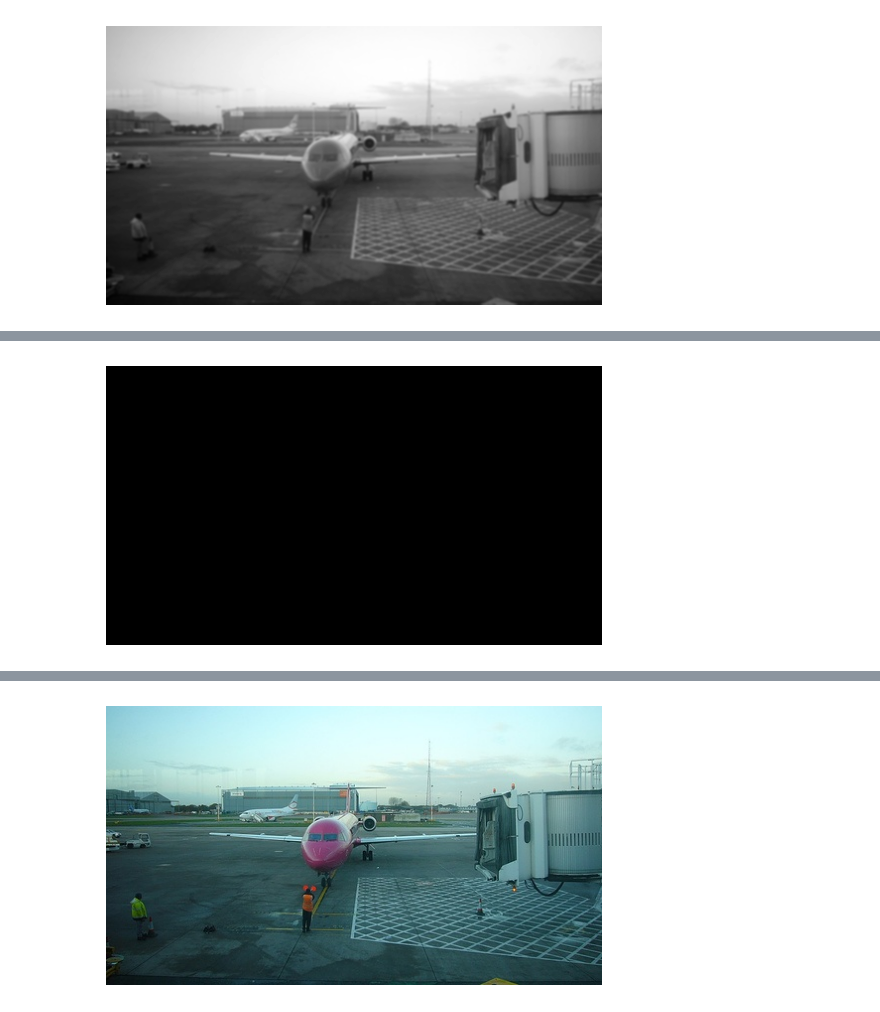
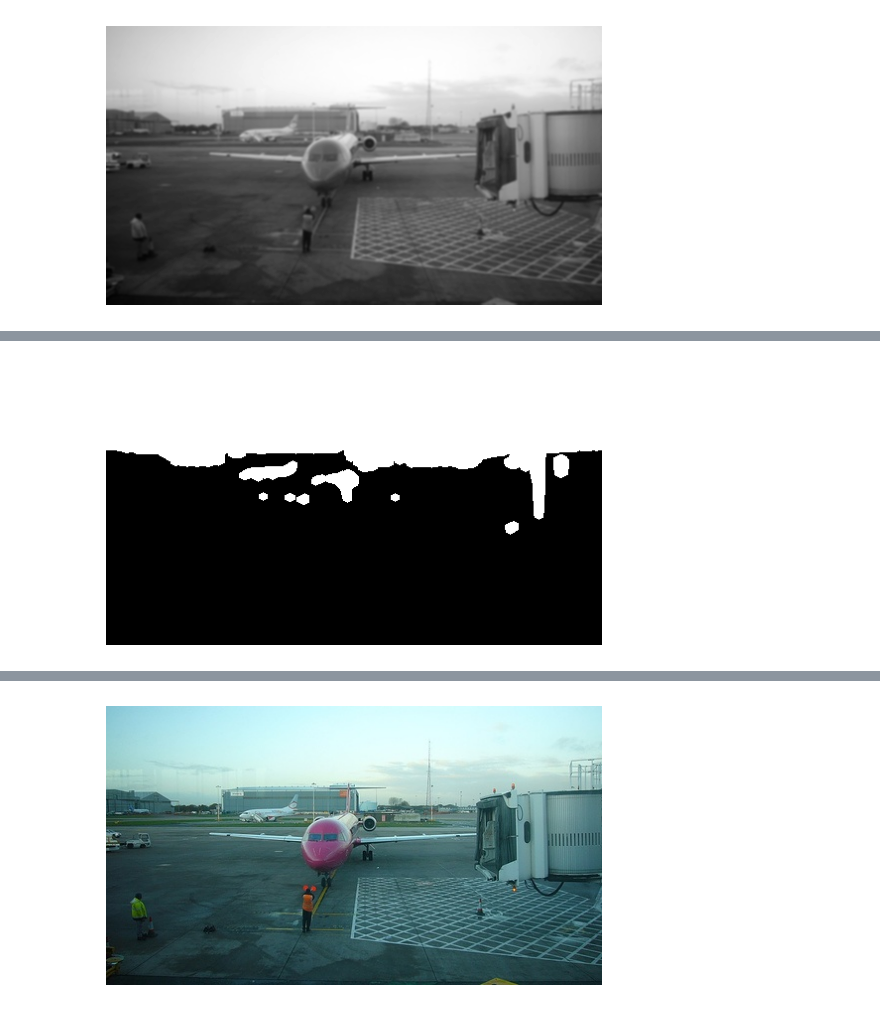
Before and after one commit to Matovic/optical-flow-motion-tracking-segmentation, a Jupyter notebook: src/zadanie3.ipynb, the cells around one changed output, grey strips where cells are left out. Drawn from its saved outputs; the diff is of its cells as text; code cells hidden in the pictures.

```diff
--- a/src/zadanie3.ipynb
+++ b/src/zadanie3.ipynb
@@ -916,0 +1143,9 @@ plt.show()
+# %%
+# Convert the image to grayscale
+#gray = cv2.cvtColor(img, cv2.COLOR_BGR2GRAY)
+
+# Apply a threshold to create a binary mask
+ret, binary_mask = cv2.threshold(img_gauss, 0, 255, cv2.THRESH_BINARY + cv2.THRESH_OTSU)
+plt.imshow(binary_mask, cmap='gray')
+plt.axis('off')
+plt.show()
@@ -916,0 +1154,6 @@ plt.show()
+# %%
+kernel = cv2.getStructuringElement(cv2.MORPH_ELLIPSE, (5, 5))
+binary_mask = cv2.morphologyEx(binary_mask, cv2.MORPH_CLOSE, kernel)
+plt.imshow(binary_mask, cmap='gray')
+plt.axis('off')
+plt.show()
@@ -916,0 +1162,6 @@ plt.show()
+# %%
+# Apply morphological operations to remove small noise and fill holes
+binary_mask = cv2.morphologyEx(binary_mask, cv2.MORPH_OPEN, kernel)
+plt.imshow(binary_mask, cmap='gray')
+plt.axis('off')
+plt.show()
@@ -917,7 +1170,7 @@ plt.show()
 # %%
-img_opening = cv2.morphologyEx(img_canny, cv2.MORPH_OPEN, element)
-plt.imshow(img_opening, cmap='gray')
+binary_mask = cv2.morphologyEx(binary_mask, cv2.MORPH_DILATE, kernel)
+plt.imshow(binary_mask, cmap='gray')
 plt.axis('off')
 plt.show()
 # %% [output]
-[figure, old version]
+[figure, new version]
```
Also changed, not shown: parts of 30 cells of this notebook.
